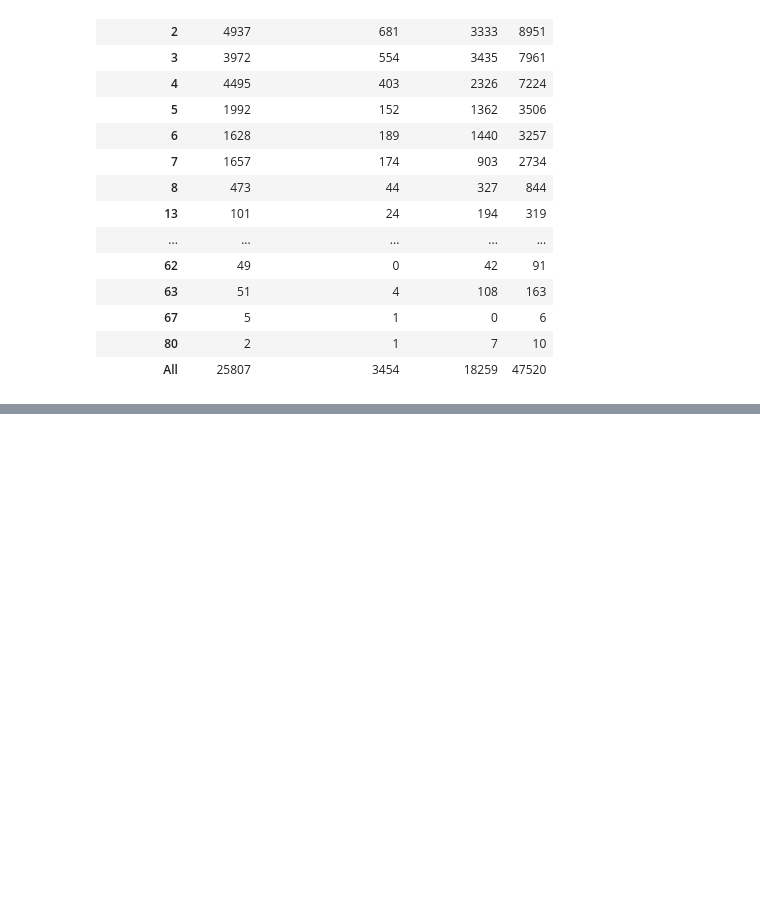
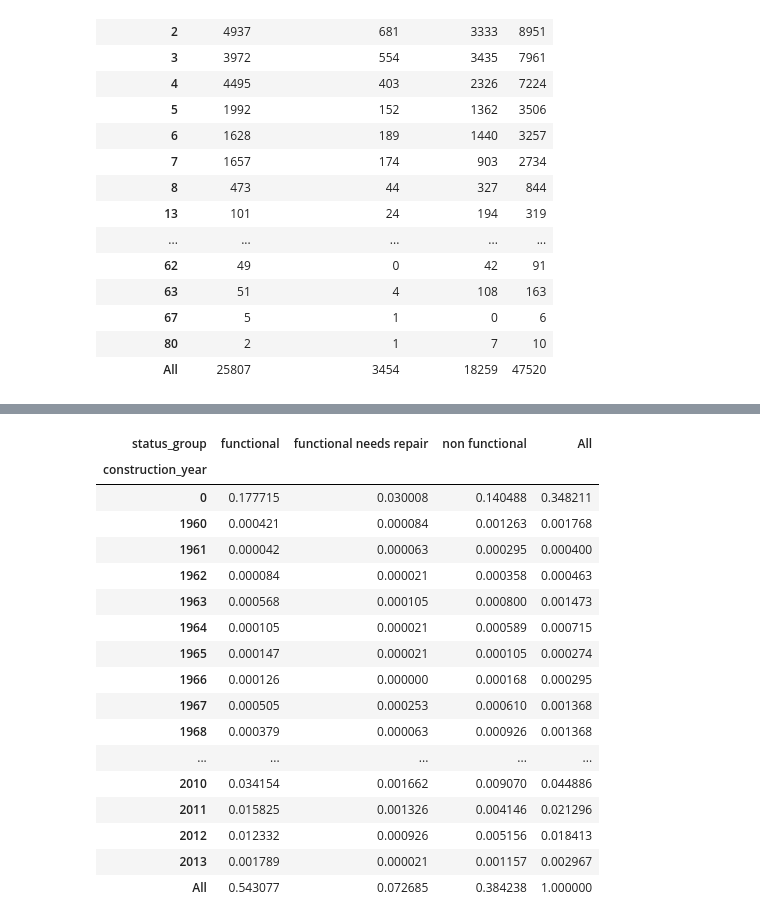
Before and after one commit to alastra32/DS-Unit-2-Kaggle-Challenge, a Jupyter notebook: module2/assignment_kaggle_challenge_2.ipynb, the cells around one changed output, grey strips where cells are left out. Cells and saved outputs as stored; diff of their text form; code cells hidden in the pictures; blank space fills up the shorter version.

```diff
--- a/module2/assignment_kaggle_challenge_2.ipynb
+++ b/module2/assignment_kaggle_challenge_2.ipynb
@@ -211,0 +452,24 @@ pd.crosstab(train['district_code'], train['status_group'],margins=True)
+# %%
+###'construction_year',
+   pd.crosstab(train['construction_year'], train['status_group'],normalize= True, margins=True)
+
+   #replacing zero with NANs to impute
+# %% [output]
+| status_group | functional | functional needs repair | non functional | All |
+| construction_year |  |  |  |  |
+| 0 | 0.177715 | 0.030008 | 0.140488 | 0.348211 |
+| 1960 | 0.000421 | 0.000084 | 0.001263 | 0.001768 |
+| 1961 | 0.000042 | 0.000063 | 0.000295 | 0.000400 |
+| 1962 | 0.000084 | 0.000021 | 0.000358 | 0.000463 |
+| 1963 | 0.000568 | 0.000105 | 0.000800 | 0.001473 |
+| 1964 | 0.000105 | 0.000021 | 0.000589 | 0.000715 |
+| 1965 | 0.000147 | 0.000021 | 0.000105 | 0.000274 |
+| 1966 | 0.000126 | 0.000000 | 0.000168 | 0.000295 |
+| 1967 | 0.000505 | 0.000253 | 0.000610 | 0.001368 |
+| 1968 | 0.000379 | 0.000063 | 0.000926 | 0.001368 |
+| ... | ... | ... | ... | ... |
+| 2010 | 0.034154 | 0.001662 | 0.009070 | 0.044886 |
+| 2011 | 0.015825 | 0.001326 | 0.004146 | 0.021296 |
+| 2012 | 0.012332 | 0.000926 | 0.005156 | 0.018413 |
+| 2013 | 0.001789 | 0.000021 | 0.001157 | 0.002967 |
+| All | 0.543077 | 0.072685 | 0.384238 | 1.000000 |
```
Also changed, not shown: parts of 31 cells of this notebook.
